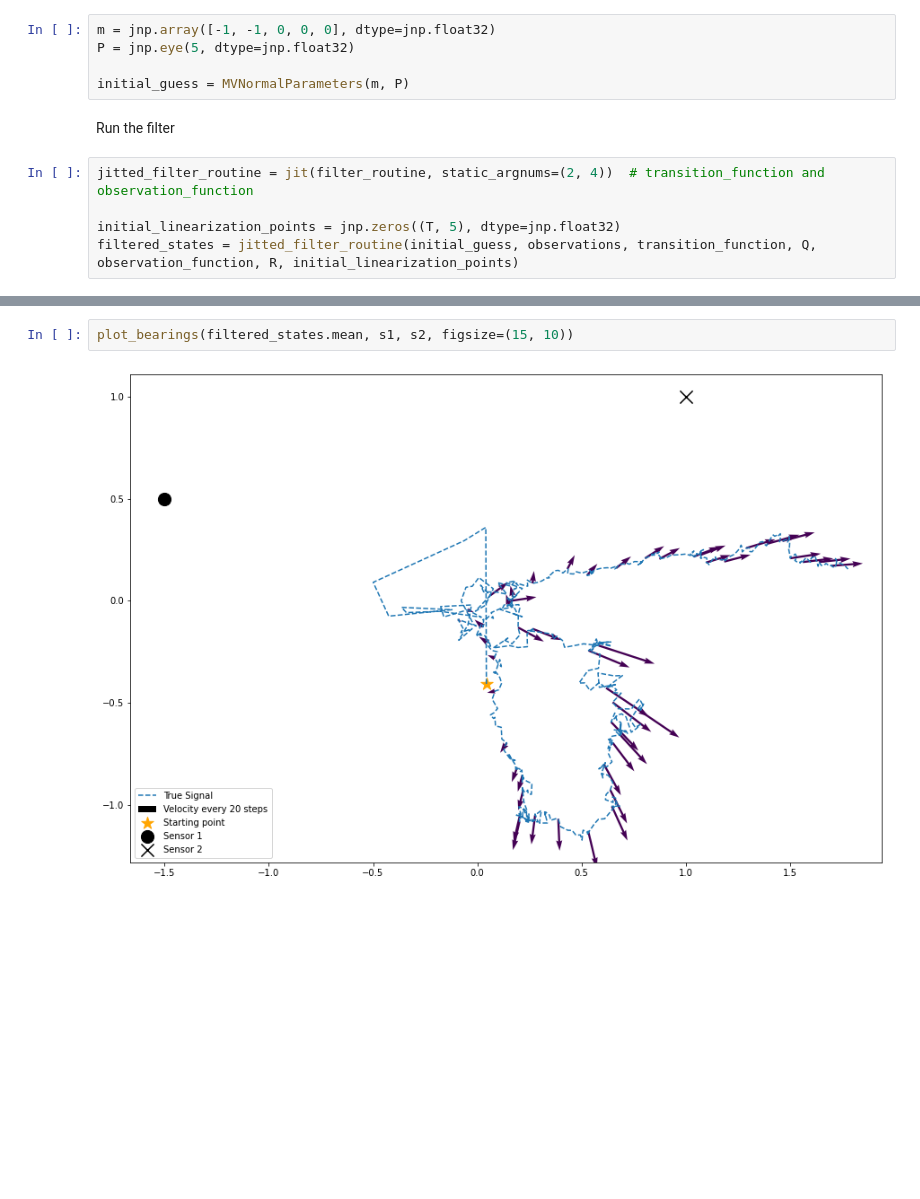
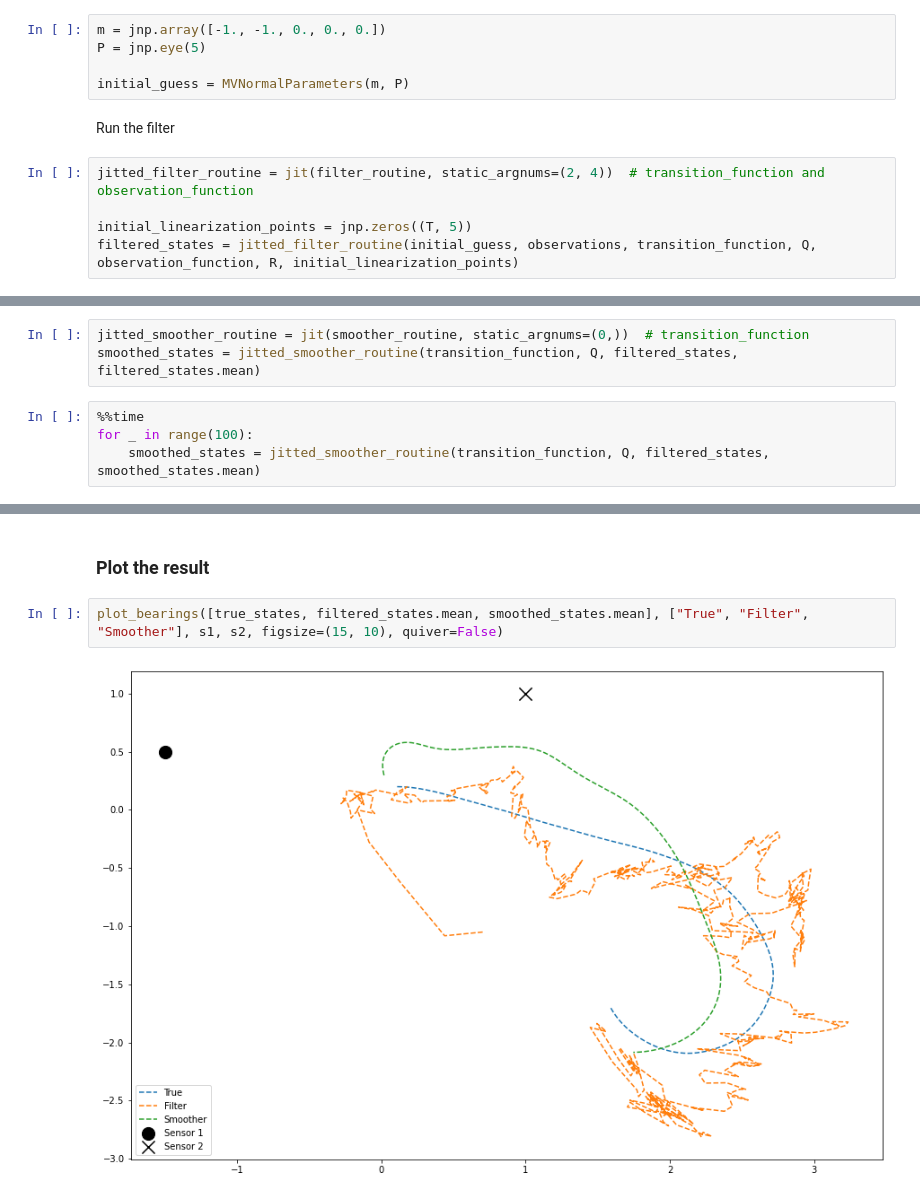
Before and after one commit to EEA-sensors/parallel-non-linear-gaussian-smoothers, a Jupyter notebook: notebooks/BearingsExample.ipynb, the cells around one changed output, grey strips where cells are left out. Cells and saved outputs as stored; diff of their text form; blank space fills up the shorter version.

```diff
--- a/notebooks/BearingsExample.ipynb
+++ b/notebooks/BearingsExample.ipynb
@@ -36,8 +35,8 @@ plot_bearings(true_states, s1, s2, figsize=(10, 5))
 # %% [markdown]
 Initial state guess
 # %%
-m = jnp.array([-1, -1, 0, 0, 0], dtype=jnp.float32)
-P = jnp.eye(5, dtype=jnp.float32)
+m = jnp.array([-1., -1., 0., 0., 0.])
+P = jnp.eye(5)
 
 initial_guess = MVNormalParameters(m, P)
 # %% [markdown]
@@ -45,7 +44,7 @@ Run the filter
 # %%
 jitted_filter_routine = jit(filter_routine, static_argnums=(2, 4))  # transition_function and observation_function
 
-initial_linearization_points = jnp.zeros((T, 5), dtype=jnp.float32)
+initial_linearization_points = jnp.zeros((T, 5))
 filtered_states = jitted_filter_routine(initial_guess, observations, transition_function, Q, observation_function, R, initial_linearization_points)
 # %%
 %%time
@@ -56,0 +58,7 @@ Wall time: 629 ms
+# %%
+jitted_smoother_routine = jit(smoother_routine, static_argnums=(0,))  # transition_function
+smoothed_states = jitted_smoother_routine(transition_function, Q, filtered_states, filtered_states.mean)
+# %%
+%%time
+for _ in range(100):
+    smoothed_states = jitted_smoother_routine(transition_function, Q, filtered_states, smoothed_states.mean)
@@ -57,4 +68,6 @@ Wall time: 629 ms
+# %% [markdown]
+### Plot the result
 # %%
-plot_bearings(filtered_states.mean, s1, s2, figsize=(15, 10))
+plot_bearings([true_states, filtered_states.mean, smoothed_states.mean], ["True", "Filter", "Smoother"], s1, s2, figsize=(15, 10), quiver=False)
 # %% [output]
-[figure, old version]
+[figure, new version]
```
Also changed, not shown: parts of 8 cells of this notebook, 8 other files.
